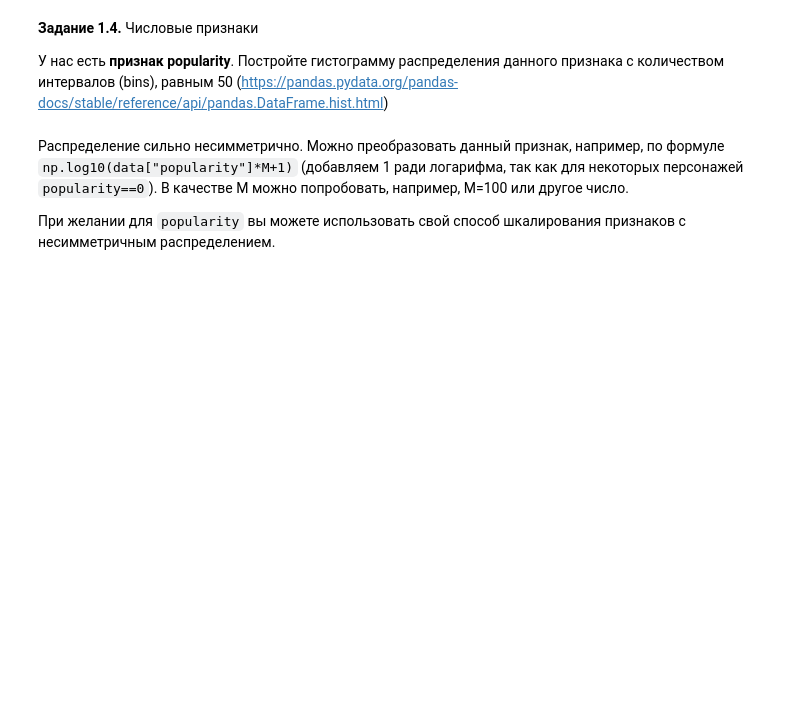
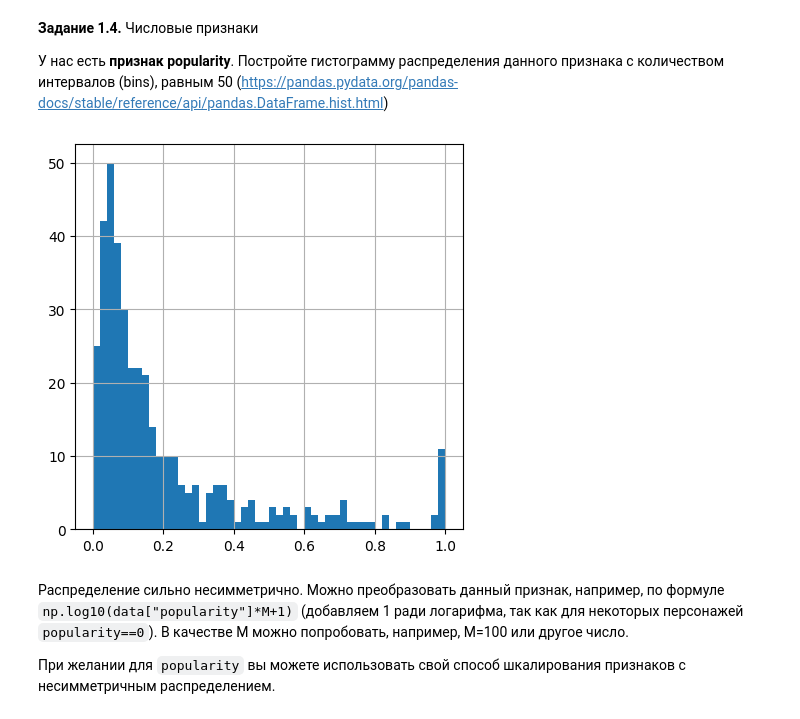
Before and after one commit to Aqity/deep_learning_school_autumn_2026, a Jupyter notebook: hw_1_game_of_thrones_main.ipynb, the cells around one changed output. Saved outputs shown, nothing was run; the diff lists cells and outputs as text; code cells hidden in the pictures; blank space fills up the shorter version.

```diff
--- a/hw_1_game_of_thrones_main.ipynb
+++ b/hw_1_game_of_thrones_main.ipynb
@@ -108,4 +118,6 @@ import seaborn
 # %% [markdown]
 **Задание 1.2.** Загрузите датасет в Pandas DataFrame при помощи функции `read_csv`. Вместо дефолтных наименований строк `0,1,...`, при помощи параметра `index_col`, сделайте значения колонки `S.No` наименованиями строк:
+# %%
+data = pd.read_csv('/content/drive/MyDrive/game_of_thrones_test.csv', index_col='S.No')
 # %%
-data = # ...
+data
@@ -143,6 +230,12 @@ data.describe(include = [...]).T[['count', 'min', 'max']]
 **Задание 1.4.** Числовые признаки
 
 У нас есть **признак popularity**. Постройте гистограмму распределения данного признака с количеством интервалов (bins), равным 50 (https://pandas.pydata.org/pandas-docs/stable/reference/api/pandas.DataFrame.hist.html)
+# %%
+plt.figure(figsize = (5,5))
+data['popularity'].hist(density=False, bins=50)
+plt.show()
+# %% [output]
+[figure, added]
 # %% [markdown]
 Распределение сильно несимметрично. Можно преобразовать данный признак, например, по формуле `np.log10(data["popularity"]*M+1)` (добавляем 1 ради логарифма, так как для некоторых персонажей `popularity==0`). В качестве M можно попробовать, например, M=100 или другое число.
 
```
Also changed, not shown: parts of 37 cells of this notebook.
